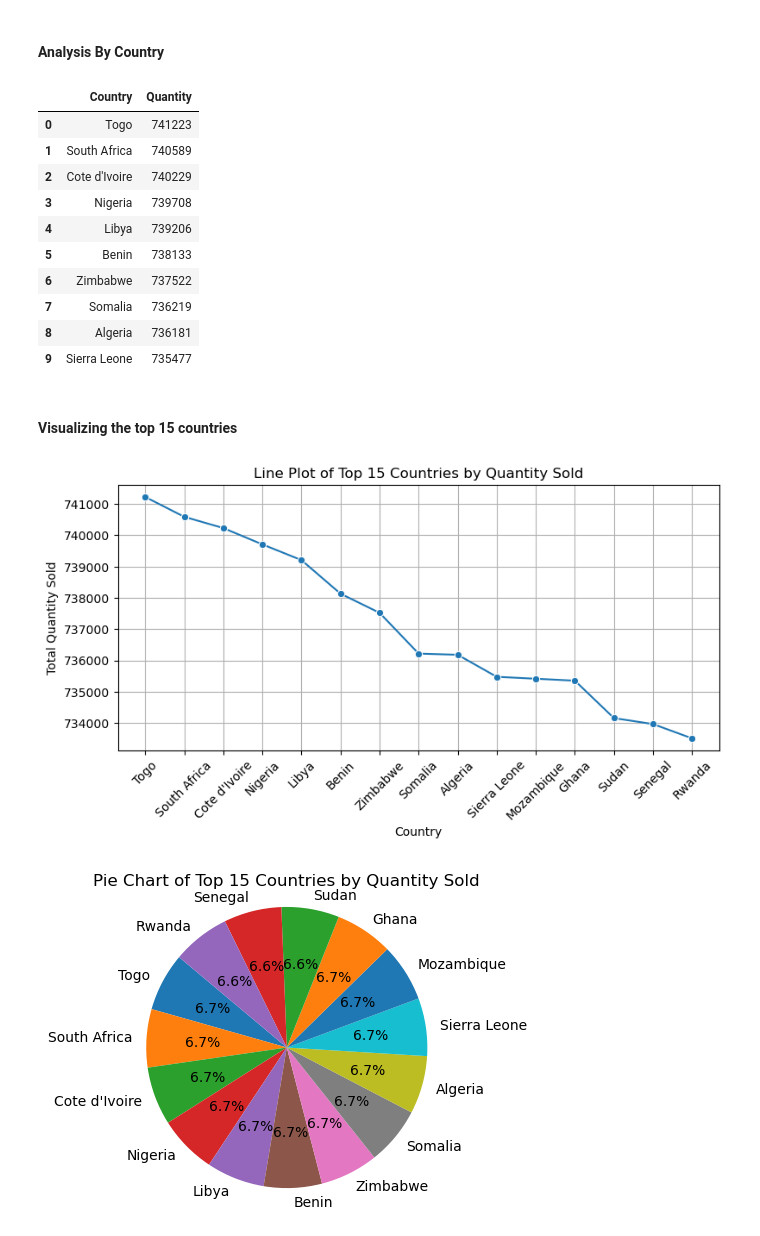
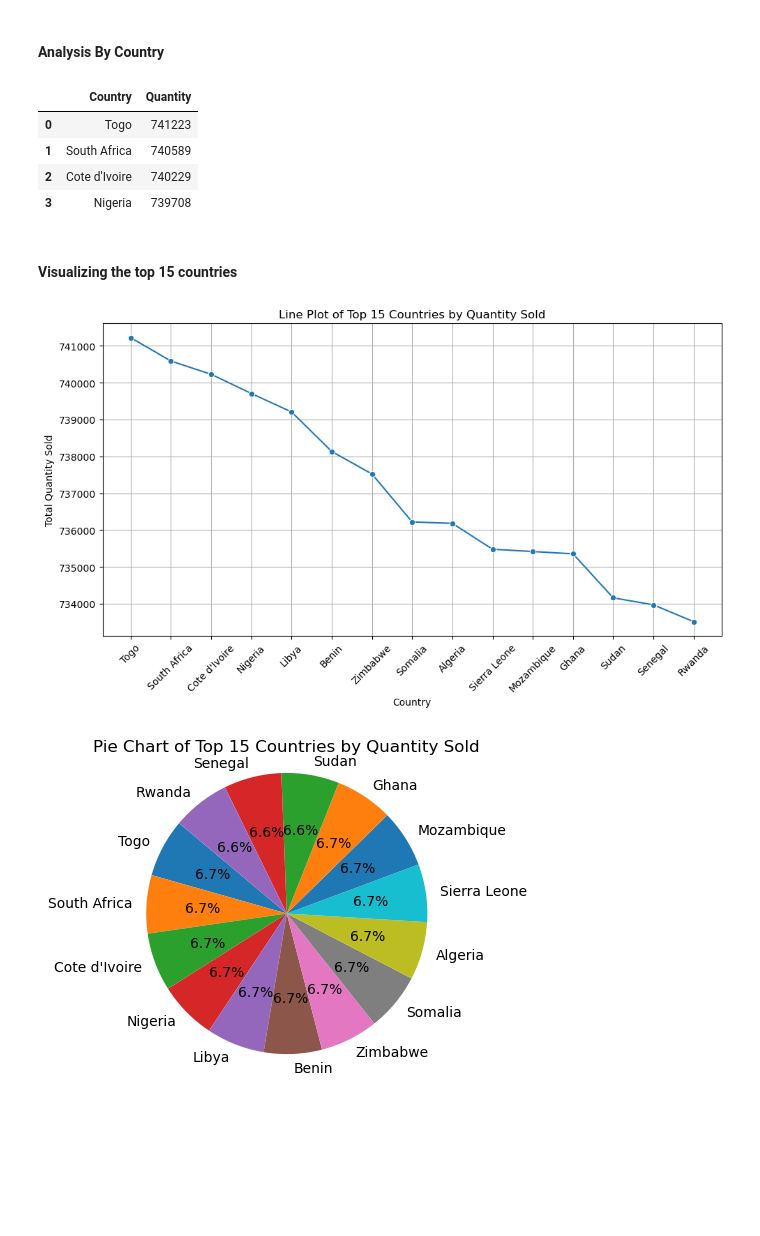
Before and after one commit to joachinhimself/Cohort-Analysis, a Jupyter notebook: Notebook/Cohort Analysis.ipynb, the cells around one changed output. Saved outputs shown, nothing was run; the diff lists cells and outputs as text; code cells hidden in the pictures; blank space fills up the shorter version.

```diff
--- a/Notebook/Cohort Analysis.ipynb
+++ b/Notebook/Cohort Analysis.ipynb
@@ -190,19 +190,13 @@ datetime64[ns]
 # %%
 quantities_sold_per_country = df.groupby(["Country"])["Quantity"].sum().reset_index()
 quantities_sold_per_country = quantities_sold_per_country.sort_values("Quantity", ascending = False).reset_index(drop = True)
-quantities_sold_per_country.head(10)
+quantities_sold_per_country.head(4)
 # %% [output]
 |  | Country | Quantity |
 | 0 | Togo | 741223 |
 | 1 | South Africa | 740589 |
 | 2 | Cote d'Ivoire | 740229 |
 | 3 | Nigeria | 739708 |
-| 4 | Libya | 739206 |
-| 5 | Benin | 738133 |
-| 6 | Zimbabwe | 737522 |
-| 7 | Somalia | 736219 |
-| 8 | Algeria | 736181 |
-| 9 | Sierra Leone | 735477 |
 # %% [markdown]
 #### Visualizing the top 15 countries ####
 # %%
@@ -211,16 +205,19 @@ top_15_countries = quantities_sold_per_country.head(15)
 # %%
 # line plot
 
-plt.figure(figsize=(9, 4))
+plt.figure(figsize=(10, 6))
 sns.lineplot(data=top_15_countries, x='Country', y='Quantity', marker='o')
 plt.title('Line Plot of Top 15 Countries by Quantity Sold')
 plt.xlabel('Country')
 plt.ylabel('Total Quantity Sold')
 plt.xticks(rotation=45)
 plt.grid()
+
+# Adjust layout and show the plots
+plt.tight_layout()
 plt.show()
 # %% [output]
-[figure, old version]
+[figure, new version]
 # %%
 plt.figure(figsize=(4, 4))
 plt.pie(top_15_countries['Quantity'], labels=top_15_countries['Country'], autopct='%1.1f%%', startangle=140)
```
Also changed, not shown: parts of 6 cells of this notebook.
